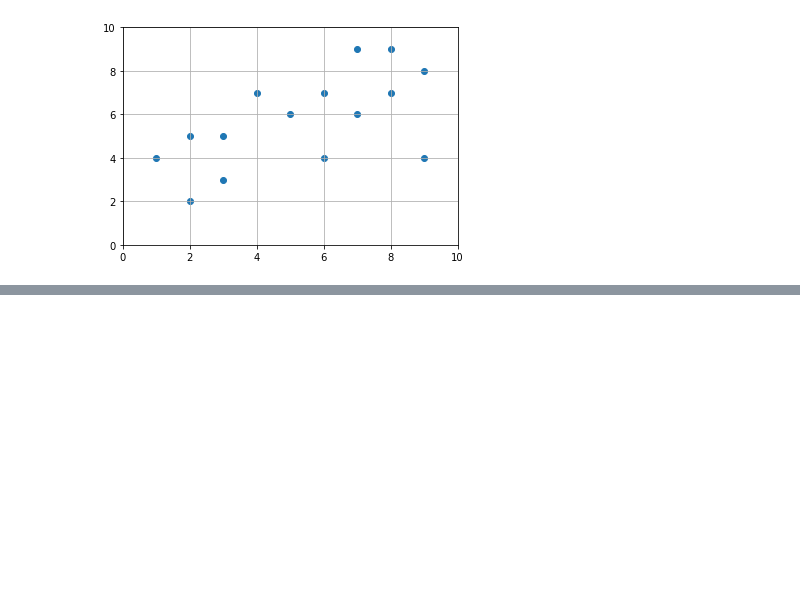
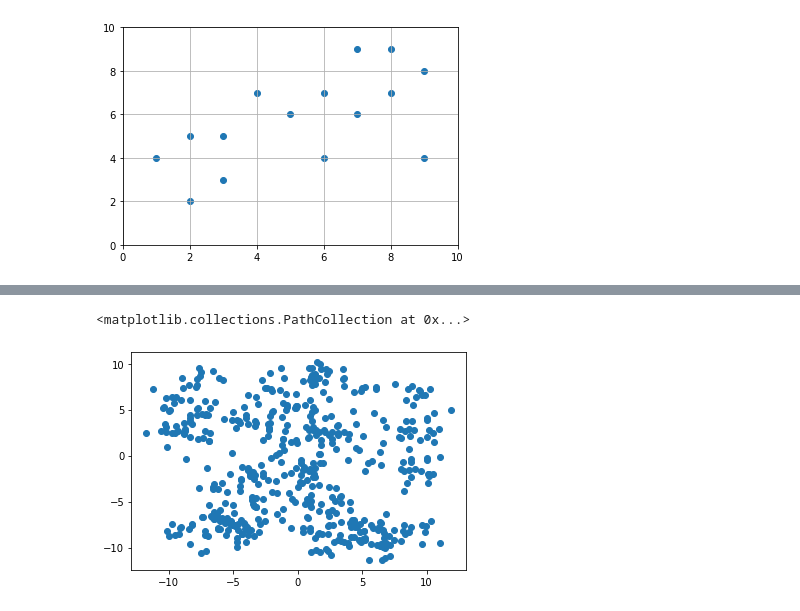
Before and after one commit to Alexandreet/IGTI, a Jupyter notebook: Modulo 1/K-means/K-Means Pratica .ipynb, the cells around one changed output, grey strips where cells are left out. Saved outputs shown, nothing was run; the diff lists cells and outputs as text; code cells hidden in the pictures; blank space fills up the shorter version.

```diff
--- a/Modulo 1/K-means/K-Means Pratica .ipynb
+++ b/Modulo 1/K-means/K-Means Pratica .ipynb
@@ -44,0 +43,6 @@ plt.show()
+# %%
+X, y = make_blobs(n_samples = 500, centers = 50, random_state = 0)
+plt.scatter(x[:,0], x[:,1])
+# %% [output]
+<matplotlib.collections.PathCollection at 0x...>
+[figure, added]
```
Also changed, not shown: parts of 5 cells of this notebook, 3 other files.
